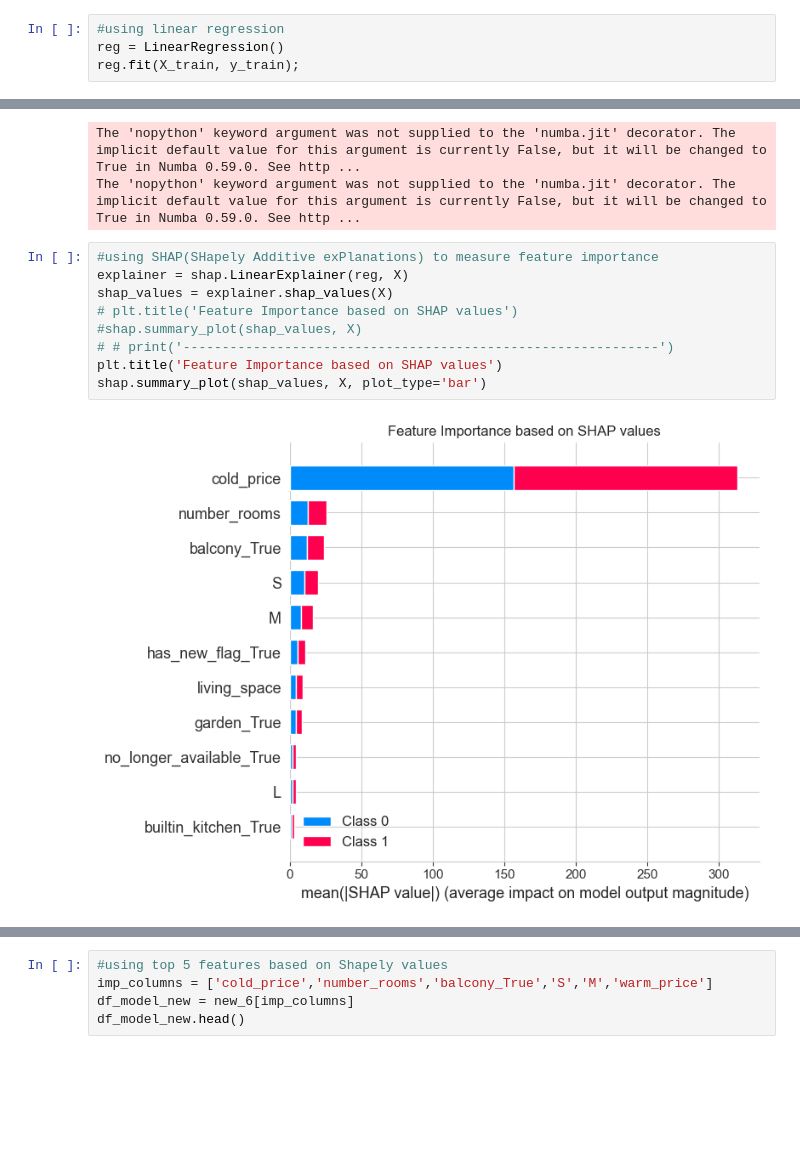
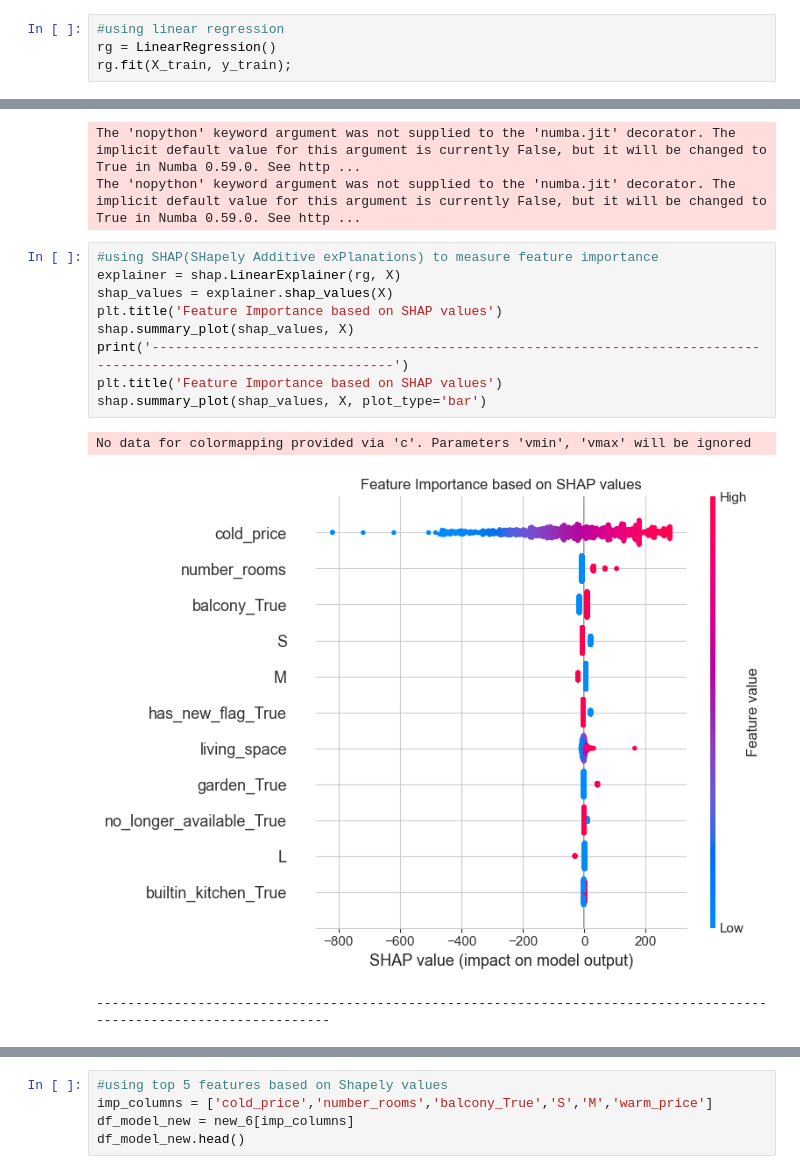
Before and after one commit to RamyaJha07/Berlin-Housing-Analysis, a Jupyter notebook: Berlin Housing Analysis.ipynb, the cells around one changed output, grey strips where cells are left out. Drawn from its saved outputs; the diff is of its cells as text; blank space fills up the shorter version.

```diff
--- a/Berlin Housing Analysis.ipynb
+++ b/Berlin Housing Analysis.ipynb
@@ -571,6 +571,6 @@ y = df_model[target_var]
 X_train, X_test, y_train, y_test = train_test_split(X, y, test_size=0.2, random_state=42)
 # %%
 #using linear regression
-reg = LinearRegression()
-reg.fit(X_train, y_train);
+rg = LinearRegression()
+rg.fit(X_train, y_train);
 # %%
@@ -584,12 +591,14 @@ The 'nopython' keyword argument was not supplied to the 'numba.jit' decorator. T
 The 'nopython' keyword argument was not supplied to the 'numba.jit' decorator. The implicit default value for this argument is currently False, but it will be changed to True in Numba 0.59.0. See http ...
 # %%
 #using SHAP(SHapely Additive exPlanations) to measure feature importance
-explainer = shap.LinearExplainer(reg, X)
+explainer = shap.LinearExplainer(rg, X)
 shap_values = explainer.shap_values(X)
-# plt.title('Feature Importance based on SHAP values')
-#shap.summary_plot(shap_values, X)
-# # print('-------------------------------------------------------------')
+plt.title('Feature Importance based on SHAP values')
+shap.summary_plot(shap_values, X)
+print('--------------------------------------------------------------------------------------------------------------------')
 plt.title('Feature Importance based on SHAP values')
 shap.summary_plot(shap_values, X, plot_type='bar')
 # %% [output]
+No data for colormapping provided via 'c'. Parameters 'vmin', 'vmax' will be ignored
-[figure, old version]
+[figure, new version]
+--------------------------------------------------------------------------------------------------------------------
```
Also changed, not shown: parts of 16 cells of this notebook.
